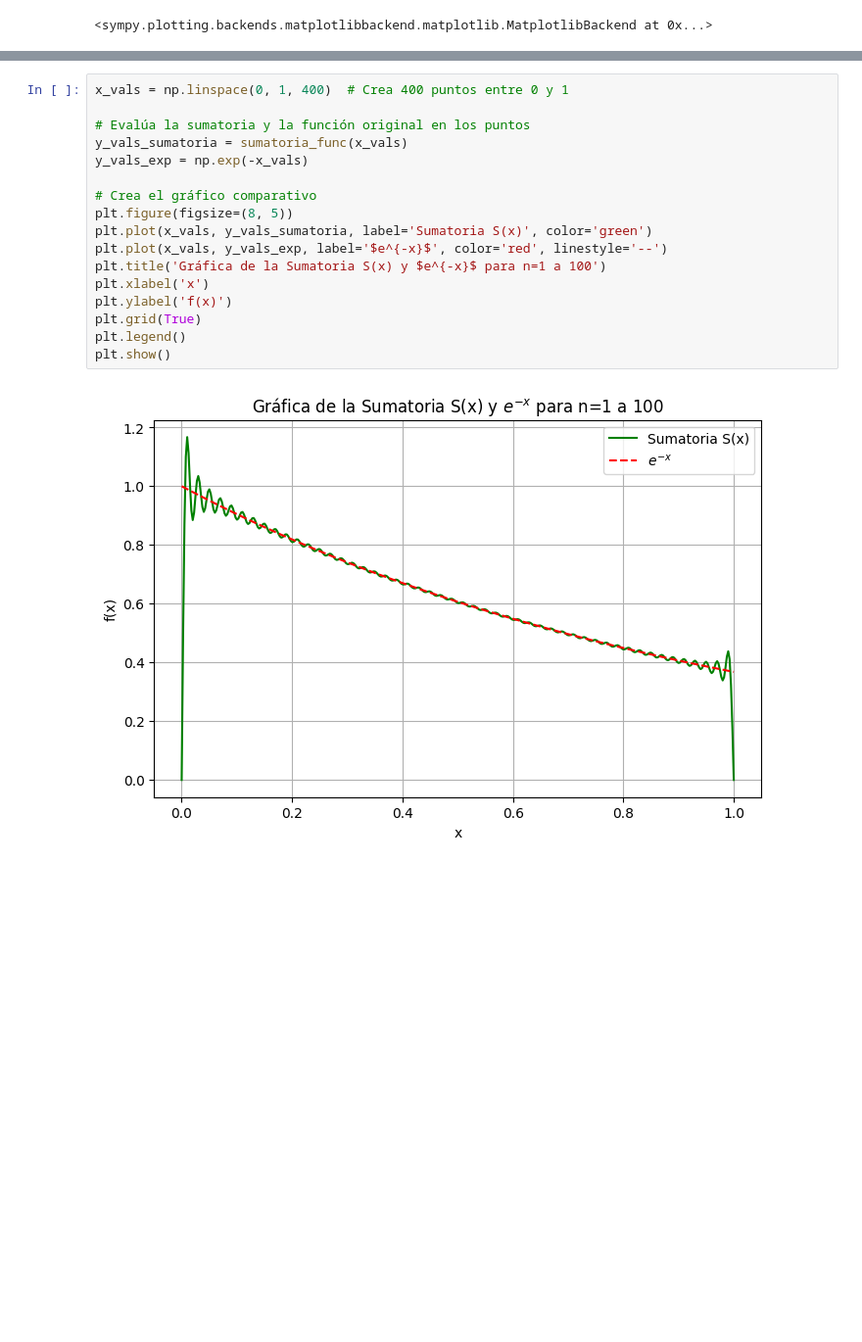
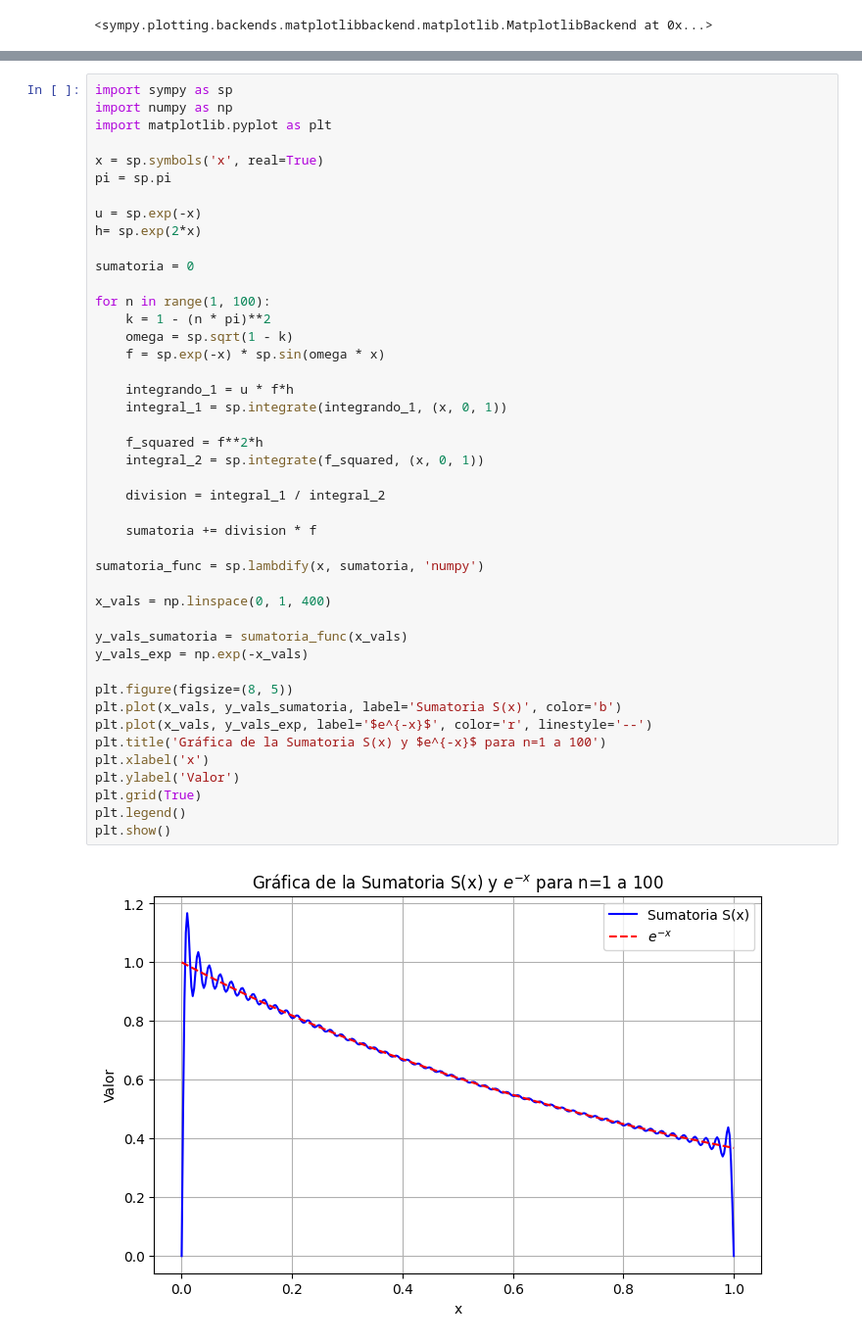
Before and after one commit to ALDO12062004/EDP1, a Jupyter notebook: Series_de_Fourier_Generalizadas.ipynb, the cells around one changed output, grey strips where cells are left out. Shown at 98% size. Saved outputs shown, nothing was run; the diff lists cells and outputs as text; blank space fills up the shorter version.

```diff
--- a/Series_de_Fourier_Generalizadas.ipynb
+++ b/Series_de_Fourier_Generalizadas.ipynb
@@ -120,19 +40,46 @@ Evaluación y creación de la gráfica
 # %%
-x_vals = np.linspace(0, 1, 400)  # Crea 400 puntos entre 0 y 1
+import sympy as sp
+import numpy as np
+import matplotlib.pyplot as plt
 
-# Evalúa la sumatoria y la función original en los puntos
+x = sp.symbols('x', real=True)
+pi = sp.pi
+
+u = sp.exp(-x)
+h= sp.exp(2*x)
+
+sumatoria = 0
+
+for n in range(1, 100):
+    k = 1 - (n * pi)**2
+    omega = sp.sqrt(1 - k)
+    f = sp.exp(-x) * sp.sin(omega * x)
+
+    integrando_1 = u * f*h
+    integral_1 = sp.integrate(integrando_1, (x, 0, 1))
+
+    f_squared = f**2*h
+    integral_2 = sp.integrate(f_squared, (x, 0, 1))
+
+    division = integral_1 / integral_2
+
+    sumatoria += division * f
+
+sumatoria_func = sp.lambdify(x, sumatoria, 'numpy')
+
+x_vals = np.linspace(0, 1, 400)
+
 y_vals_sumatoria = sumatoria_func(x_vals)
 y_vals_exp = np.exp(-x_vals)
 
-# Crea el gráfico comparativo
 plt.figure(figsize=(8, 5))
-plt.plot(x_vals, y_vals_sumatoria, label='Sumatoria S(x)', color='green')
-plt.plot(x_vals, y_vals_exp, label='$e^{-x}$', color='red', linestyle='--')
+plt.plot(x_vals, y_vals_sumatoria, label='Sumatoria S(x)', color='b')
+plt.plot(x_vals, y_vals_exp, label='$e^{-x}$', color='r', linestyle='--')
 plt.title('Gráfica de la Sumatoria S(x) y $e^{-x}$ para n=1 a 100')
 plt.xlabel('x')
-plt.ylabel('f(x)')
+plt.ylabel('Valor')
 plt.grid(True)
 plt.legend()
 plt.show()
 # %% [output]
-[figure, old version]
+[figure, new version]
```
Also changed, not shown: parts of 18 cells of this notebook.
